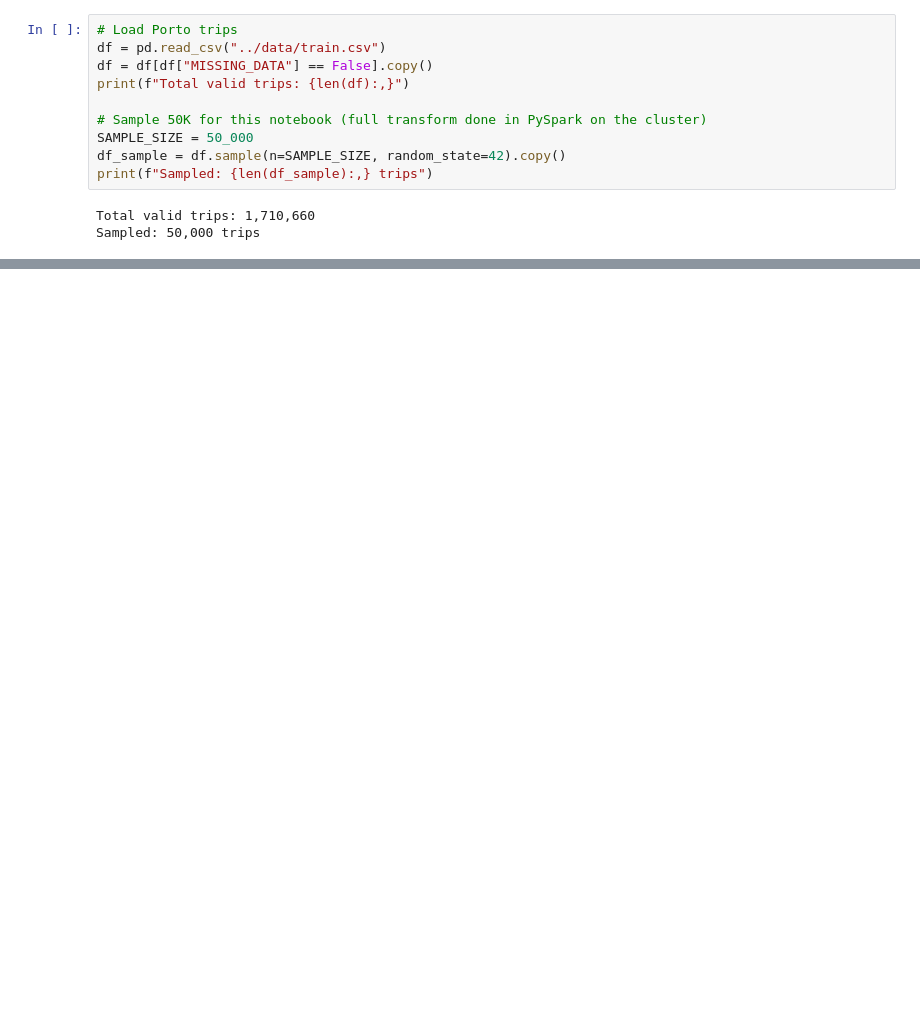
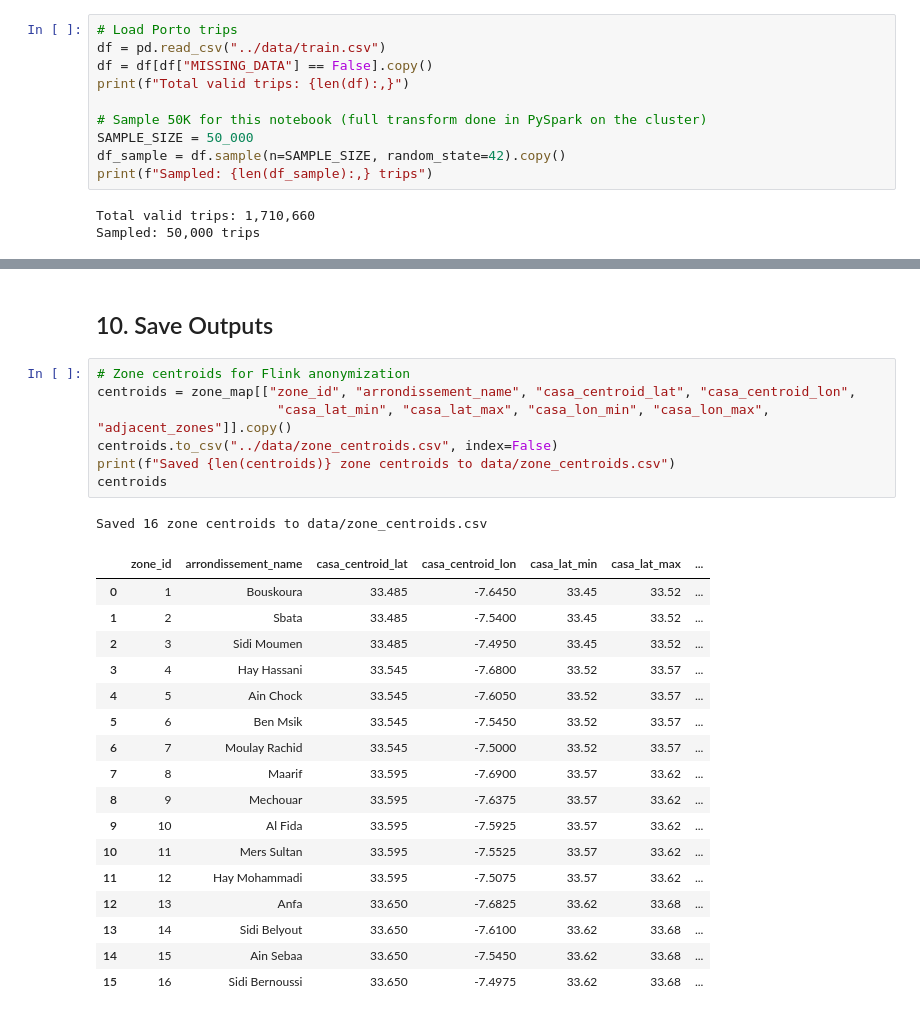
Before and after one commit to mohamedamineelabidi/Taasimm, a Jupyter notebook: notebooks/02_zone_remapping.ipynb, the cells around one changed output, grey strips where cells are left out. Saved outputs shown, nothing was run; the diff lists cells and outputs as text; blank space fills up the shorter version.

```diff
--- a/notebooks/02_zone_remapping.ipynb
+++ b/notebooks/02_zone_remapping.ipynb
@@ -567,0 +533,28 @@ Saved 47516 remapped trips to data/remapped_trips_sample.csv
+# %% [markdown]
+## 10. Save Outputs
+# %%
+# Zone centroids for Flink anonymization
+centroids = zone_map[["zone_id", "arrondissement_name", "casa_centroid_lat", "casa_centroid_lon",
+                       "casa_lat_min", "casa_lat_max", "casa_lon_min", "casa_lon_max", "adjacent_zones"]].copy()
+centroids.to_csv("../data/zone_centroids.csv", index=False)
+print(f"Saved {len(centroids)} zone centroids to data/zone_centroids.csv")
+centroids
+# %% [output]
+Saved 16 zone centroids to data/zone_centroids.csv
+|  | zone_id | arrondissement_name | casa_centroid_lat | casa_centroid_lon | casa_lat_min | casa_lat_max | ... |
+| 0 | 1 | Bouskoura | 33.485 | -7.6450 | 33.45 | 33.52 | ... |
+| 1 | 2 | Sbata | 33.485 | -7.5400 | 33.45 | 33.52 | ... |
+| 2 | 3 | Sidi Moumen | 33.485 | -7.4950 | 33.45 | 33.52 | ... |
+| 3 | 4 | Hay Hassani | 33.545 | -7.6800 | 33.52 | 33.57 | ... |
+| 4 | 5 | Ain Chock | 33.545 | -7.6050 | 33.52 | 33.57 | ... |
+| 5 | 6 | Ben Msik | 33.545 | -7.5450 | 33.52 | 33.57 | ... |
+| 6 | 7 | Moulay Rachid | 33.545 | -7.5000 | 33.52 | 33.57 | ... |
+| 7 | 8 | Maarif | 33.595 | -7.6900 | 33.57 | 33.62 | ... |
+| 8 | 9 | Mechouar | 33.595 | -7.6375 | 33.57 | 33.62 | ... |
+| 9 | 10 | Al Fida | 33.595 | -7.5925 | 33.57 | 33.62 | ... |
+| 10 | 11 | Mers Sultan | 33.595 | -7.5525 | 33.57 | 33.62 | ... |
+| 11 | 12 | Hay Mohammadi | 33.595 | -7.5075 | 33.57 | 33.62 | ... |
+| 12 | 13 | Anfa | 33.650 | -7.6825 | 33.62 | 33.68 | ... |
+| 13 | 14 | Sidi Belyout | 33.650 | -7.6100 | 33.62 | 33.68 | ... |
+| 14 | 15 | Ain Sebaa | 33.650 | -7.5450 | 33.62 | 33.68 | ... |
+| 15 | 16 | Sidi Bernoussi | 33.650 | -7.4975 | 33.62 | 33.68 | ... |
```
Also changed, not shown: parts of 44 cells of this notebook, 4 other files.
